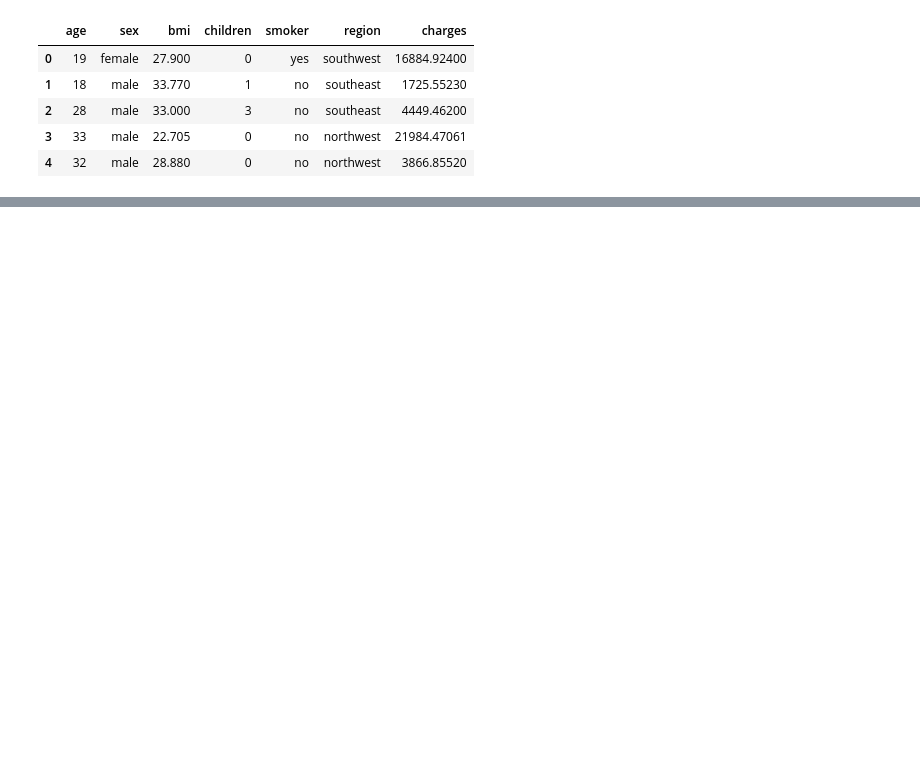
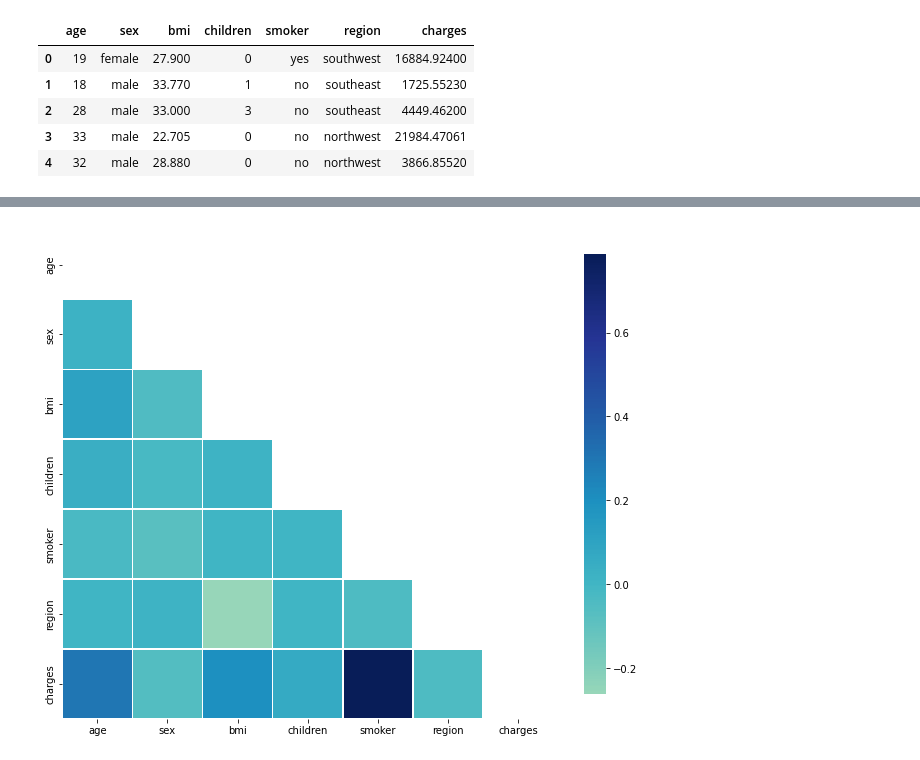
Before and after one commit to badicev/KaggleCode, a Jupyter notebook: Global_AI_Hub_Project_1.ipynb, the cells around one changed output, grey strips where cells are left out. Saved outputs shown, nothing was run; the diff lists cells and outputs as text; code cells hidden in the pictures; blank space fills up the shorter version.

```diff
--- a/Global_AI_Hub_Project_1.ipynb
+++ b/Global_AI_Hub_Project_1.ipynb
@@ -42,0 +81,8 @@ fatal: not a git repository (or any of the parent directories): .git
+# %%
+cleanup_ = {"region": {"southeast": 1, "southwest": 2, "northwest":3, "northeast":4},
+            "sex": {"male": 0, "female": 1},
+            "smoker": {"no":0, "yes":1}
+           }
+
+ins = ins.replace(cleanup_)
+ins.head()
@@ -42,0 +107,22 @@ fatal: not a git repository (or any of the parent directories): .git
+# %%
+def corr_Vars(data):
+   corr = data.corr()
+   mask = np.triu(np.ones_like(corr))
+   f, ax = plt.subplots(figsize=(11, 9))
+   cmap = "YlGnBu"
+
+# Draw the heatmap with the mask and correct aspect ratio
+   sns.heatmap(
+      corr,
+      mask=mask,
+      cmap=cmap,
+      center=0,
+      square=False,
+      linewidths=0.5,
+      cbar_kws={"shrink": 0.9},
+             )
+# %%
+corr_Vars(ins)
+#https://www.relataly.com/stock-market-correlation-matrix-in-python/103/
+# %% [output]
+[figure, added]
```
Also changed, not shown: parts of 36 cells of this notebook.
